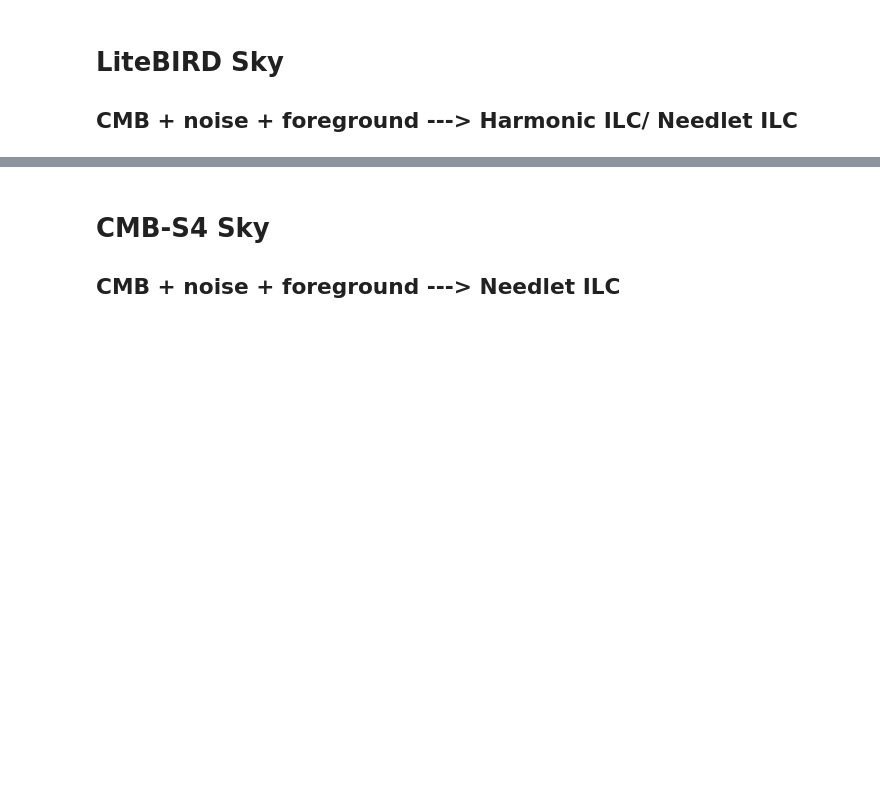
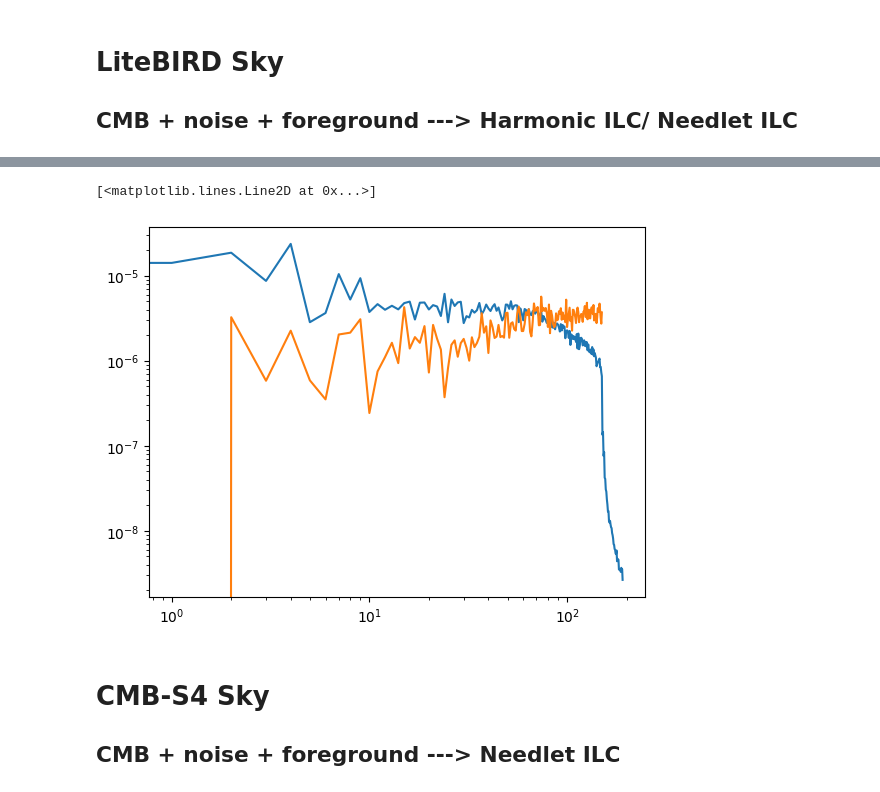
Before and after one commit to litebird/LBxS4, a Jupyter notebook: Notebooks/simulation.ipynb, the cells around one changed output, grey strips where cells are left out. Cells and saved outputs as stored; diff of their text form; code cells hidden in the pictures; blank space fills up the shorter version.

```diff
--- a/Notebooks/simulation.ipynb
+++ b/Notebooks/simulation.ipynb
@@ -90,3 +94,9 @@ plt.loglog(lbsky.NILC_ncl(0),label='noise NILC')
+# %%
+plt.loglog(hp.alm2cl(lbsky.NILC_Blm(0)),label='B NILC')
+plt.loglog(lbsky.NILC_nclb(0),label='noise NILC')
+# %% [output]
+[<matplotlib.lines.Line2D at 0x...>]
+[figure, added]
 # %% [markdown]
 # CMB-S4 Sky
 ## CMB + noise + foreground ---> Needlet ILC
```
Also changed, not shown: parts of 5 cells of this notebook, 2 other files.
